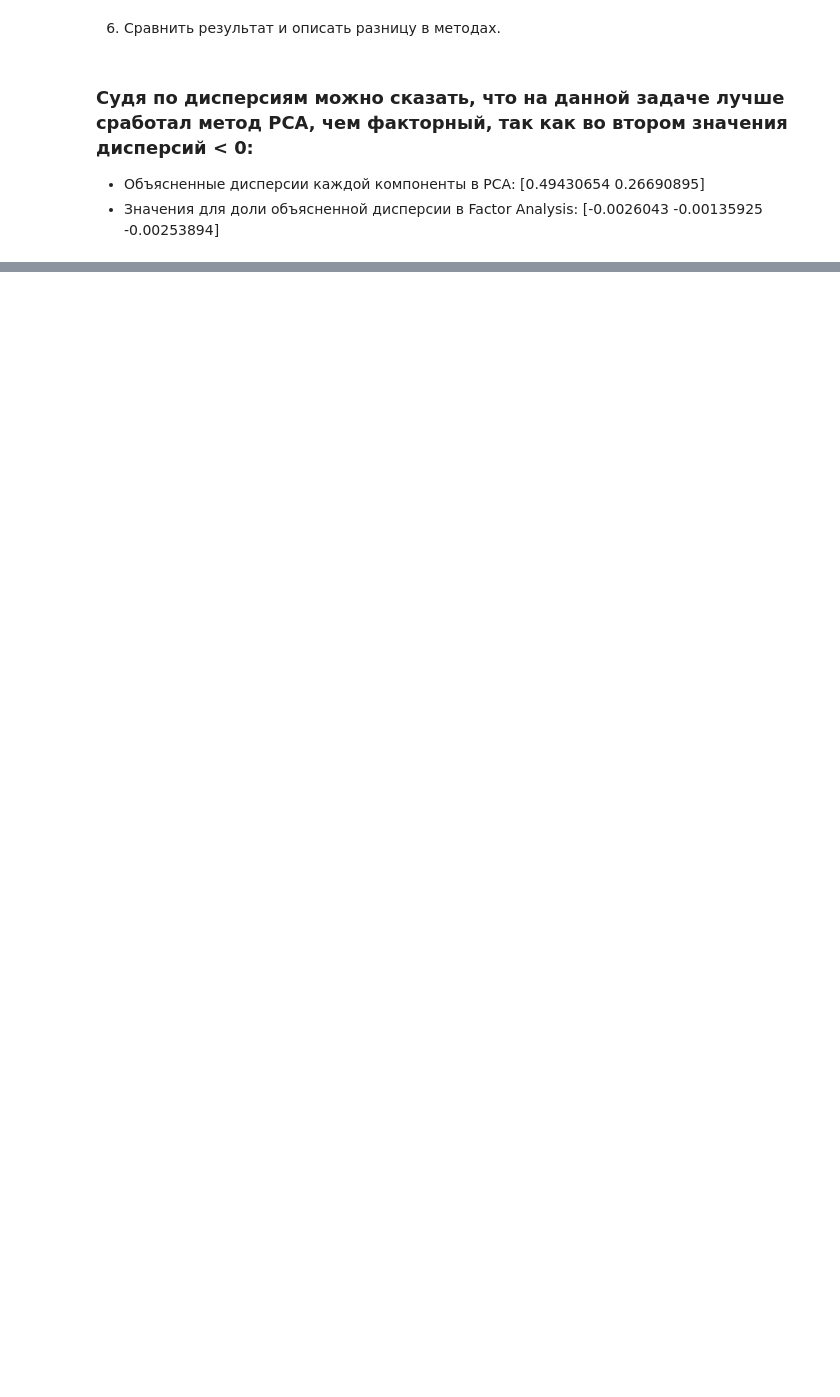
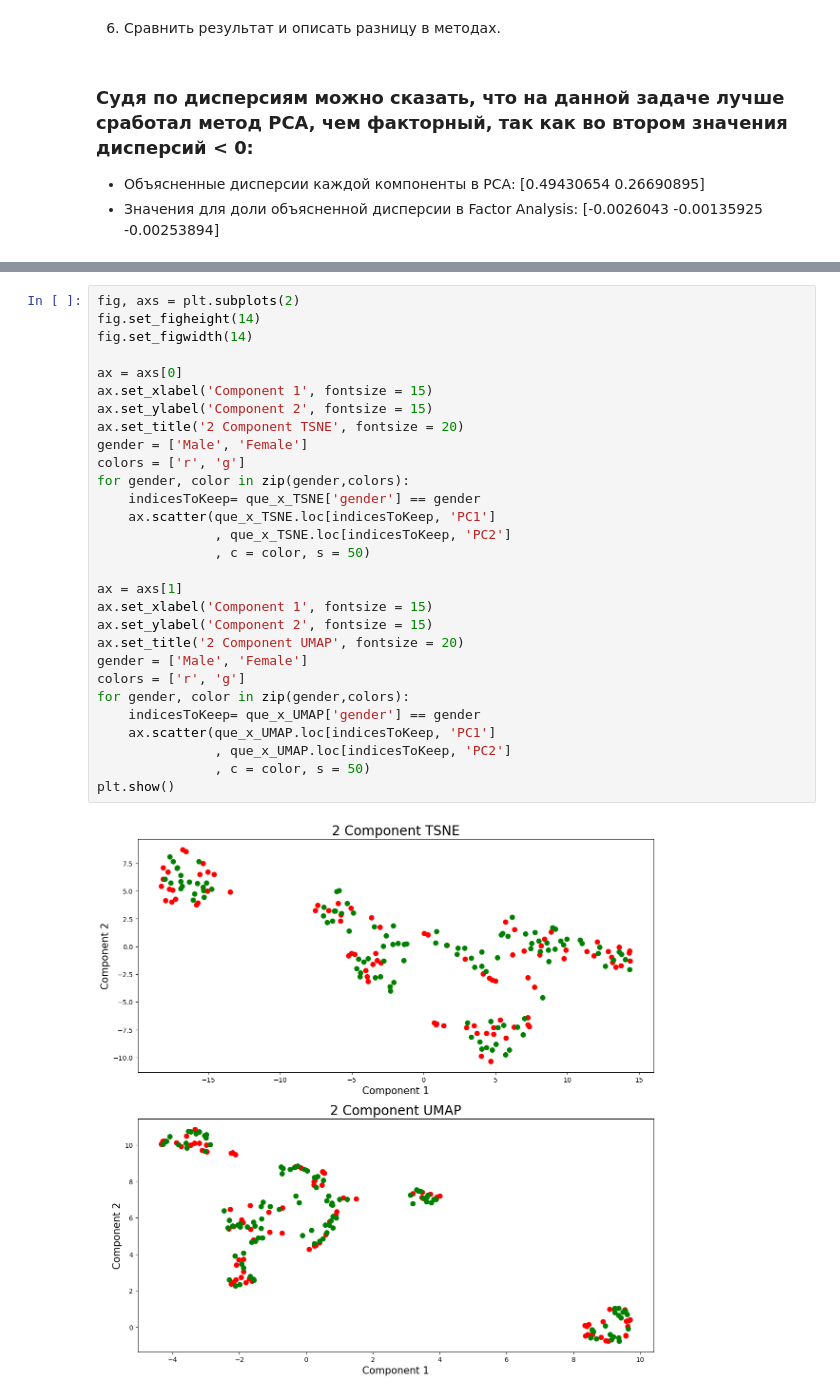
Before and after one commit to letmly/vstu_dl_labs, a Jupyter notebook: ML_labs/nbooks/ml4.ipynb, the cells around one changed output, grey strips where cells are left out. Cells and saved outputs as stored; diff of their text form; blank space fills up the shorter version.

```diff
--- a/ML_labs/nbooks/ml4.ipynb
+++ b/ML_labs/nbooks/ml4.ipynb
@@ -202,0 +255,31 @@ plt.show()
+# %%
+fig, axs = plt.subplots(2)
+fig.set_figheight(14)
+fig.set_figwidth(14)
+
+ax = axs[0]
+ax.set_xlabel('Component 1', fontsize = 15)
+ax.set_ylabel('Component 2', fontsize = 15)
+ax.set_title('2 Component TSNE', fontsize = 20)
+gender = ['Male', 'Female']
+colors = ['r', 'g']
+for gender, color in zip(gender,colors):
+    indicesToKeep= que_x_TSNE['gender'] == gender
+    ax.scatter(que_x_TSNE.loc[indicesToKeep, 'PC1']
+               , que_x_TSNE.loc[indicesToKeep, 'PC2']
+               , c = color, s = 50)
+
+ax = axs[1]
+ax.set_xlabel('Component 1', fontsize = 15)
+ax.set_ylabel('Component 2', fontsize = 15)
+ax.set_title('2 Component UMAP', fontsize = 20)
+gender = ['Male', 'Female']
+colors = ['r', 'g']
+for gender, color in zip(gender,colors):
+    indicesToKeep= que_x_UMAP['gender'] == gender
+    ax.scatter(que_x_UMAP.loc[indicesToKeep, 'PC1']
+               , que_x_UMAP.loc[indicesToKeep, 'PC2']
+               , c = color, s = 50)
+plt.show()
+# %% [output]
+[figure, added]
```
Also changed, not shown: parts of 9 cells of this notebook, 5 other files.
